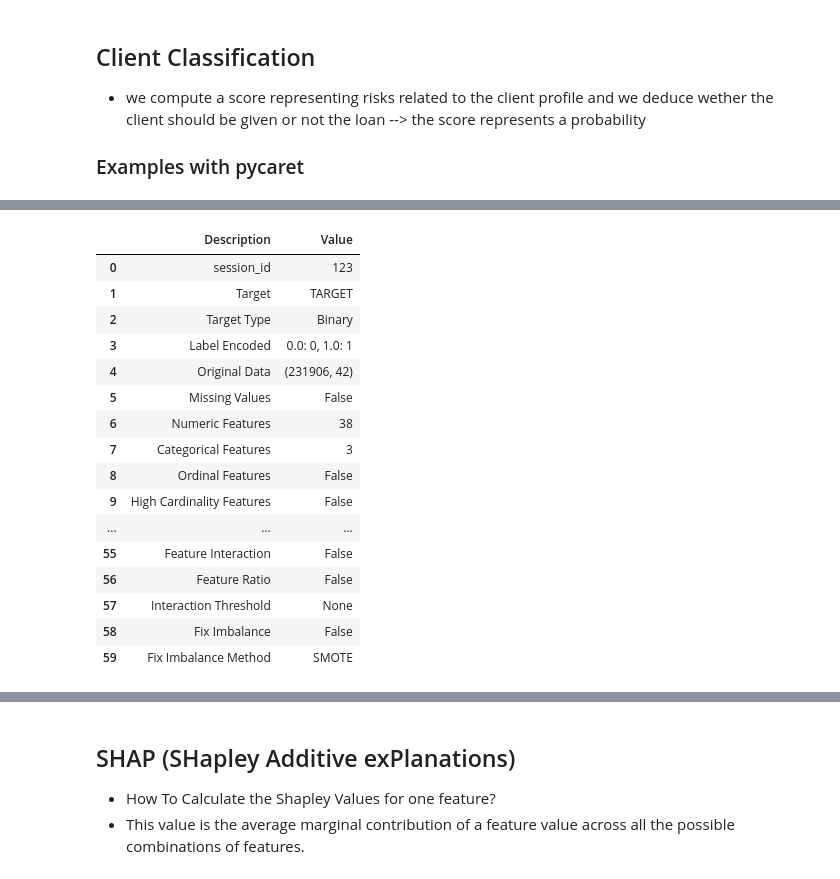
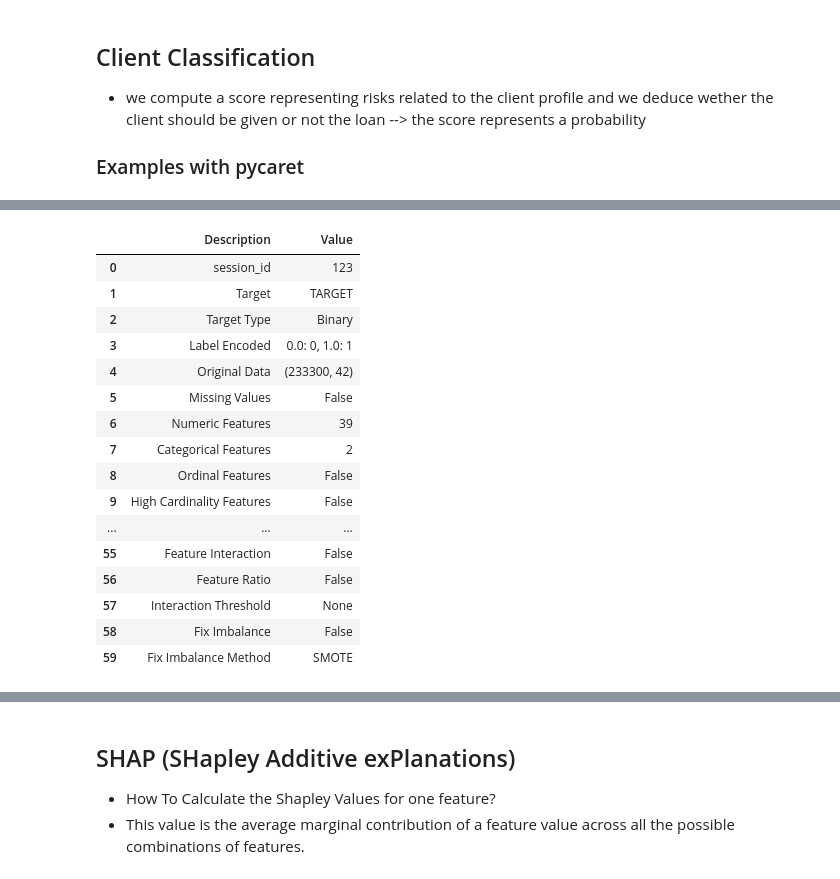
Before and after one commit to a-olfa/P7_OC, a Jupyter notebook: projet7_pretraitement_modelisation.ipynb, the cells around one changed output, grey strips where cells are left out. Saved outputs shown, nothing was run; the diff lists cells and outputs as text; code cells hidden in the pictures.

```diff
--- a/projet7_pretraitement_modelisation.ipynb
+++ b/projet7_pretraitement_modelisation.ipynb
@@ -2236,0 +2245,7 @@ Pourcentage des valeurs nulles : 0.0%
+# %%
+new_data = pd.DataFrame()
+
+new_data = final_data[final_columns]
+new_data['TARGET'] = target_df
+
+null_ratio(new_data)
@@ -2249,5 +2277,5 @@ for i in ax.patches:
 # %%
 #new dataset values
-target = ['SK_ID_CURR','SK_ID_BUREAU', 'TARGET']
-elements = [ele for ele in final_data.columns if ele not in target]
+target = ['TARGET']
+elements = [ele for ele in new_data.columns if ele not in target]
 # %%
@@ -2256,0 +2285,12 @@ print(final_data[elements].shape)
+# %%
+def handle_unbalanced_data(X, y):
+    sm = SMOTE(random_state=42)
+    X_sm, y_sm = sm.fit_resample(np.array(X), y.ravel())
+
+    print(f'''Shape of X before SMOTE: {X.shape} Shape of X after SMOTE: {X_sm.shape}''')
+
+    v = pd.DataFrame(y_sm).value_counts(normalize=True) * 100
+    print(f'''Balance of positive and negative classes (%):{v}''')
+    X= pd.DataFrame(X_sm, columns = X.columns)
+    y= pd.DataFrame(y_sm, columns = ['TARGET'])
+    return X, y
@@ -2257,3 +2306,3 @@ print(final_data[elements].shape)
 # %%
-X, y = handle_unbalanced_data(final_data[elements],target_df)
+X, y = handle_unbalanced_data(new_data[elements] ,new_data['TARGET'])
 # %% [output]
@@ -2317,21 +2374,24 @@ gc.collect()
 # %%
 
 #setting the experiment
-reg_experiment = setup(final_banking_data,
+ids= ['SK_ID_CURR']
+elts= [ele for ele in final_banking_data.columns if ele not in ids]
+data_temp = final_banking_data[elts]
+reg_experiment = setup(data_temp,
                        target = 'TARGET',
                        session_id=123,
                        log_experiment=True,
                        experiment_name='ca_banking')
 # %% [output]
 |  | Description | Value |
 | 0 | session_id | 123 |
 | 1 | Target | TARGET |
 | 2 | Target Type | Binary |
 | 3 | Label Encoded | 0.0: 0, 1.0: 1 |
-| 4 | Original Data | (231906, 42) |
+| 4 | Original Data | (233300, 42) |
 | 5 | Missing Values | False |
-| 6 | Numeric Features | 38 |
-| 7 | Categorical Features | 3 |
+| 6 | Numeric Features | 39 |
+| 7 | Categorical Features | 2 |
 | 8 | Ordinal Features | False |
 | 9 | High Cardinality Features | False |
 | ... | ... | ... |
```
Also changed, not shown: parts of 73 cells of this notebook.
